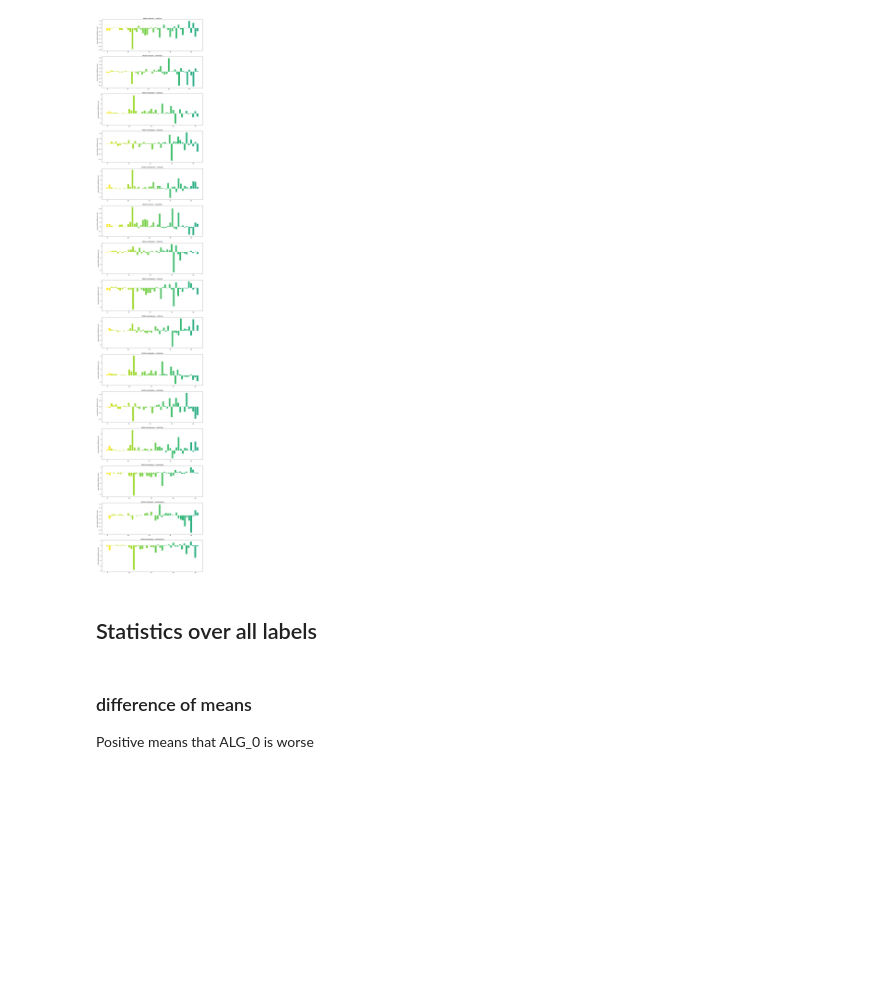
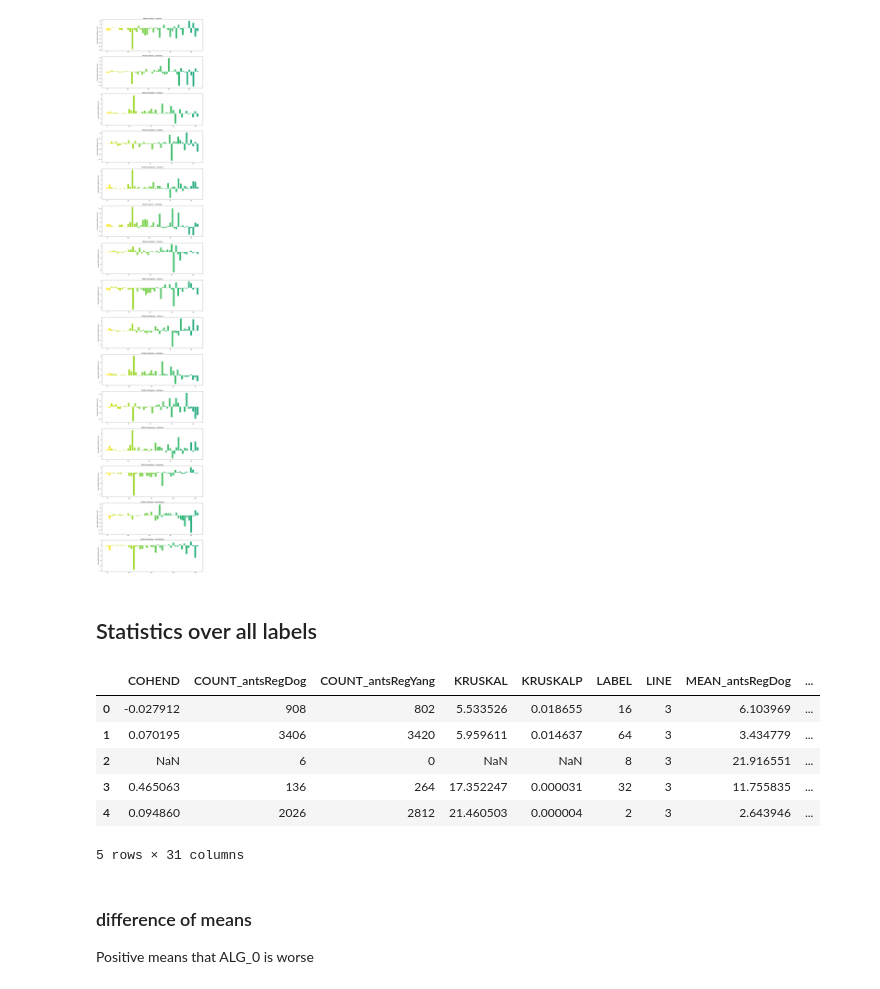
Before and after one commit to saalfeldlab/template-building, a Jupyter notebook: python/Vis_Pairwise_alg-template_stats.ipynb, the cells around one changed output. Cells and saved outputs as stored; diff of their text form; code cells hidden in the pictures; blank space fills up the shorter version.

```diff
--- a/python/Vis_Pairwise_alg-template_stats.ipynb
+++ b/python/Vis_Pairwise_alg-template_stats.ipynb
@@ -163,4 +168,14 @@ antsRegDog   antsRegYang
 # %%
 alg0='cmtkCOG'
 alg1='antsRegYang'
+# %%
+dist_samples_df.head()
+# %% [output]
+|  | COHEND | COUNT_antsRegDog | COUNT_antsRegYang | KRUSKAL | KRUSKALP | LABEL | LINE | MEAN_antsRegDog | ... |
+| 0 | -0.027912 | 908 | 802 | 5.533526 | 0.018655 | 16 | 3 | 6.103969 | ... |
+| 1 | 0.070195 | 3406 | 3420 | 5.959611 | 0.014637 | 64 | 3 | 3.434779 | ... |
+| 2 | NaN | 6 | 0 | NaN | NaN | 8 | 3 | 21.916551 | ... |
+| 3 | 0.465063 | 136 | 264 | 17.352247 | 0.000031 | 32 | 3 | 11.755835 | ... |
+| 4 | 0.094860 | 2026 | 2812 | 21.460503 | 0.000004 | 2 | 3 | 2.643946 | ... |
+5 rows × 31 columns
 # %%
```
Also changed, not shown: parts of 5 cells of this notebook.
